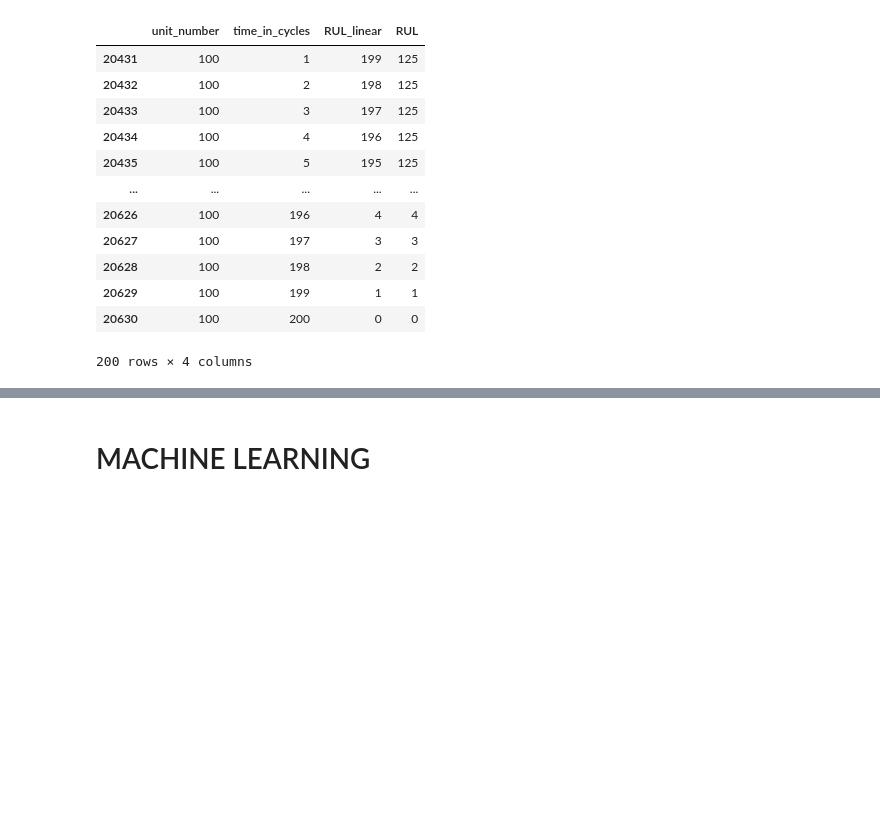
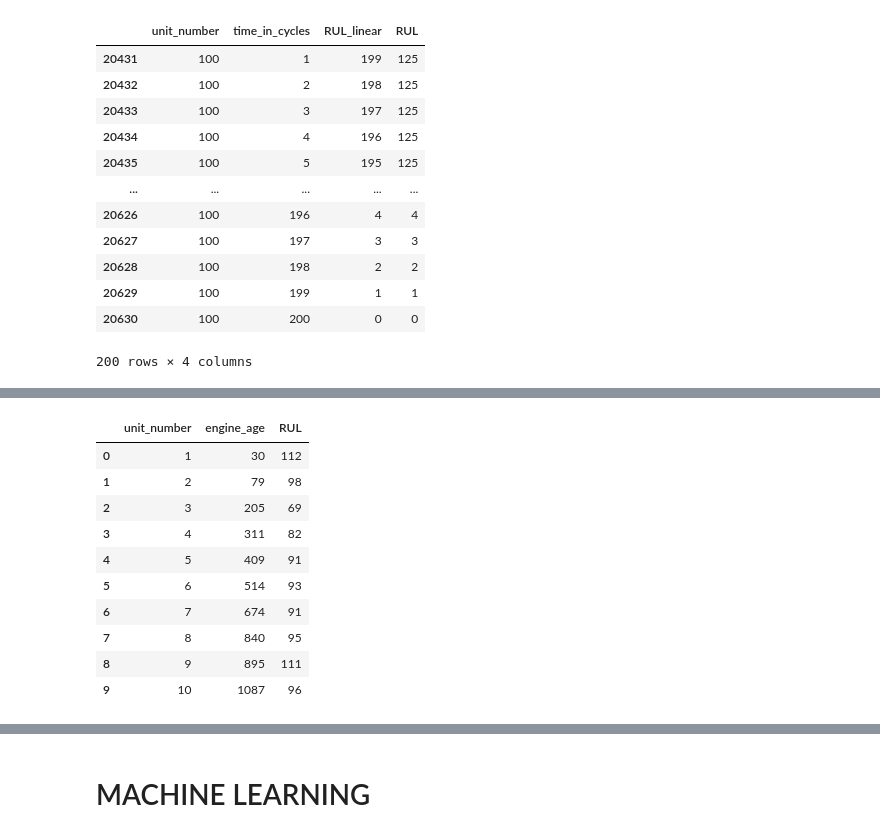
Before and after one commit to berkaylacinkaya/NASA_CMAPSS_TURBOFAN_ENGINE-PdM-, a Jupyter notebook: main.ipynb, the cells around one changed output, grey strips where cells are left out. Cells and saved outputs as stored; diff of their text form; code cells hidden in the pictures; blank space fills up the shorter version.

Commit message:
Setting X_test and scaling dataframes

```diff
--- a/main.ipynb
+++ b/main.ipynb
@@ -295,0 +456,24 @@ df_train_extended[["unit_number", "time_in_cycles", "RUL_linear", "RUL"]].tail(2
+# %%
+idx_max_cycles_test = df_test_extended.groupby("unit_number")["time_in_cycles"].idxmax()
+X_test_final=df_test_extended.loc[idx_max_cycles_test].copy()
+X_test_final["RUL"]=X_test_final["unit_number"].map(df_rul["RUL_actual"])
+y_test_final=X_test_final["RUL"]
+y_test_final.columns = ["engine_age", "RUL"]
+X_test_final.drop(["RUL"],axis=1,inplace=True)
+# %%
+y_test_explaining = y_test_final.reset_index().copy()
+y_test_explaining.columns = ["cutoff_cycle", "RUL"]
+y_test_explaining.insert(0, "unit_number", range(1, 101))
+y_test_explaining.head(10)
+# %% [output]
+|  | unit_number | engine_age | RUL |
+| 0 | 1 | 30 | 112 |
+| 1 | 2 | 79 | 98 |
+| 2 | 3 | 205 | 69 |
+| 3 | 4 | 311 | 82 |
+| 4 | 5 | 409 | 91 |
+| 5 | 6 | 514 | 93 |
+| 6 | 7 | 674 | 91 |
+| 7 | 8 | 840 | 95 |
+| 8 | 9 | 895 | 111 |
+| 9 | 10 | 1087 | 96 |
```
Also changed, not shown: parts of 51 cells of this notebook.
